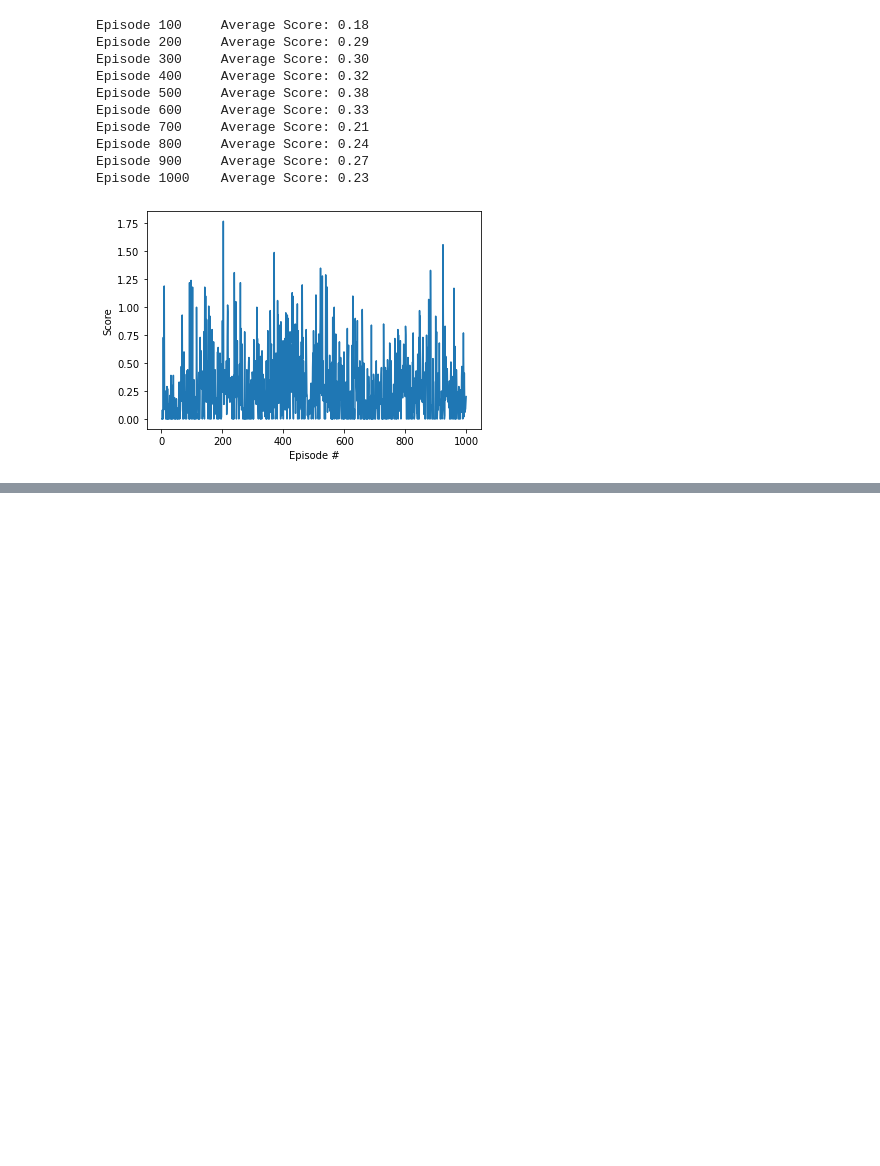
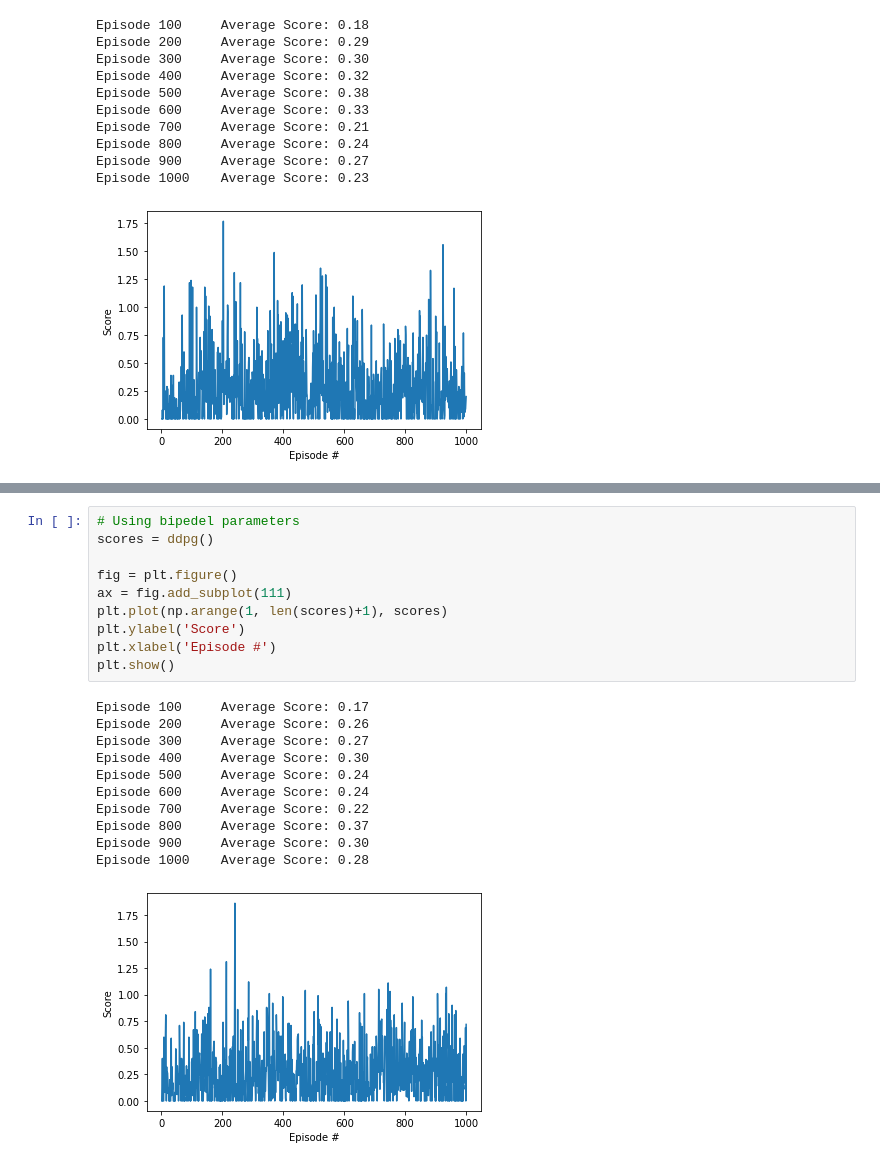
Before and after one commit to c1505/deep-reinforcement-learning, a Jupyter notebook: p2_continuous-control/Continuous_Control.ipynb, the cells around one changed output, grey strips where cells are left out. Saved outputs shown, nothing was run; the diff lists cells and outputs as text; blank space fills up the shorter version.

Commit message:
Experiment 2.  DDPG with bipedal parameters complete.  Not meaningfully different than the pendulum parameters

```diff
--- a/p2_continuous-control/Continuous_Control.ipynb
+++ b/p2_continuous-control/Continuous_Control.ipynb
@@ -238,0 +244,22 @@ Episode 1000    Average Score: 0.23
+# %%
+# Using bipedel parameters
+scores = ddpg()
+
+fig = plt.figure()
+ax = fig.add_subplot(111)
+plt.plot(np.arange(1, len(scores)+1), scores)
+plt.ylabel('Score')
+plt.xlabel('Episode #')
+plt.show()
+# %% [output]
+Episode 100     Average Score: 0.17
+Episode 200     Average Score: 0.26
+Episode 300     Average Score: 0.27
+Episode 400     Average Score: 0.30
+Episode 500     Average Score: 0.24
+Episode 600     Average Score: 0.24
+Episode 700     Average Score: 0.22
+Episode 800     Average Score: 0.37
+Episode 900     Average Score: 0.30
+Episode 1000    Average Score: 0.28
+[figure, added]
```
Also changed, not shown: parts of 3 cells of this notebook, 2 other files.
